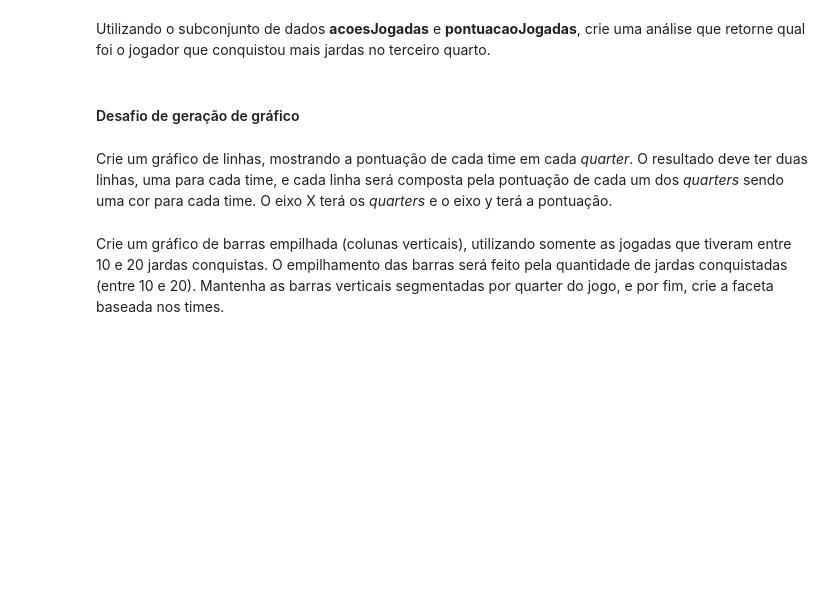
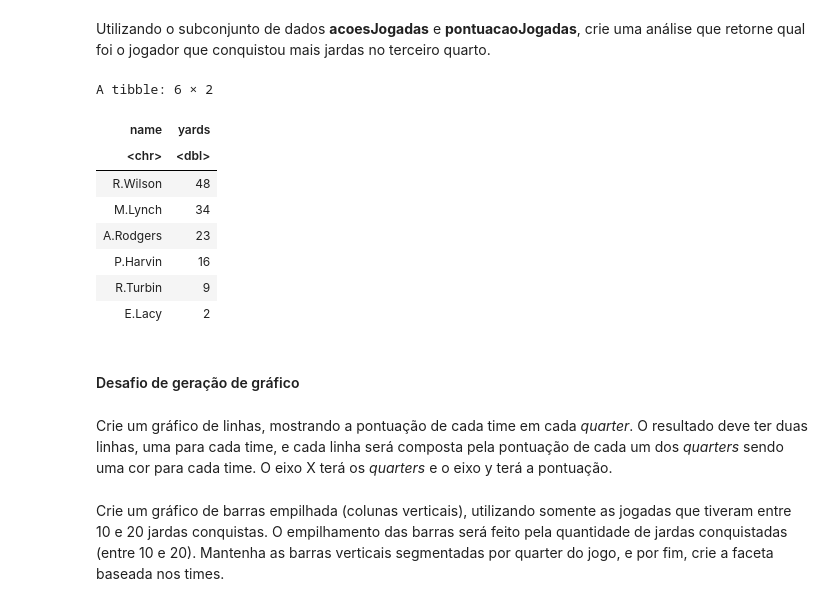
Before and after one commit to MillenRodrigues/Atividade-T7, a Jupyter notebook: Trilha7_ExercicioAprofundamento.ipynb, the cells around one changed output. Saved outputs shown, nothing was run; the diff lists cells and outputs as text; code cells hidden in the pictures; blank space fills up the shorter version.

```diff
--- a/Trilha7_ExercicioAprofundamento.ipynb
+++ b/Trilha7_ExercicioAprofundamento.ipynb
@@ -341,3 +378,27 @@ Utilizando o subconjunto de dados **acoesJogadas** e **pontuacaoJogadas**, crie
+# %%
+# cruza as bases e filtra
+pontuacoesTerceiroQuarto <-
+  pontuacaoJogadas %>%  # base com nomes dos jogadores
+  inner_join(acoesJogadas, by='play_id') %>% # junta base que possui jardas e quarter
+  filter(qtr == 3) %>% # filtra jogadas do terceiro quarter
+  filter(yards_gained != 0) %>% # apenas as jogadas em que houve ganho ou perda de jardas
+  select(yards_gained, name) %>% # só nos interessa o nome do jogador e jardas
+  group_by(name) %>% # agrupa por jogador
+  summarise(yards=sum(yards_gained)) %>% # soma as jardas
+  arrange(desc(yards)) # ordena decrescente para facilitar a leitura
+
+# exibe os resultados
+pontuacoesTerceiroQuarto
+# %% [output]
+A tibble: 6 × 2
+| name | yards |
+| <chr> | <dbl> |
+| R.Wilson | 48 |
+| M.Lynch | 34 |
+| A.Rodgers | 23 |
+| P.Harvin | 16 |
+| R.Turbin | 9 |
+| E.Lacy | 2 |
 # %% [markdown]
 #### Desafio de geração de gráfico
 # %% [markdown]
```
Also changed, not shown: parts of 12 cells of this notebook.
